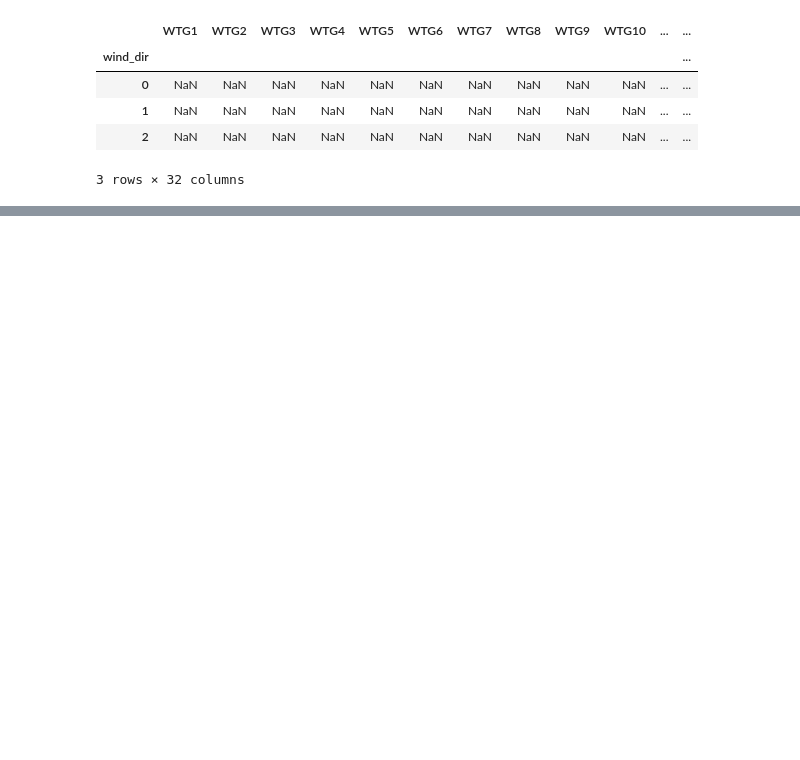
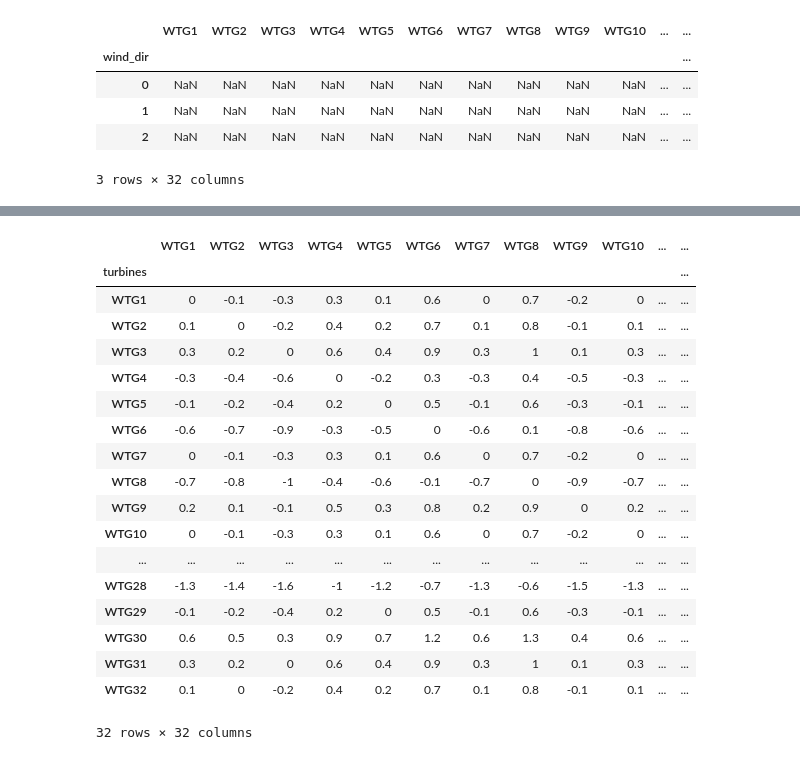
Before and after one commit to GStechschulte/wake_effect, a Jupyter notebook: delta_wind_velocity/delta_wind_velocity.ipynb, the cells around one changed output, grey strips where cells are left out. Saved outputs shown, nothing was run; the diff lists cells and outputs as text; code cells hidden in the pictures; blank space fills up the shorter version.

```diff
--- a/delta_wind_velocity/delta_wind_velocity.ipynb
+++ b/delta_wind_velocity/delta_wind_velocity.ipynb
@@ -141,0 +134,46 @@ wd_plot(2, 3)
+# %%
+# Function create confusion matrix of wind speed diff by angle
+# Input: angle
+# Output: confusion matrix
+
+def conf_ma(angle):
+    col2 = ['turbines','WTG1','WTG2','WTG3','WTG4','WTG5','WTG6','WTG7','WTG8','WTG9','WTG10','WTG11','WTG12','WTG13','WTG14','WTG15','WTG16','WTG17','WTG18','WTG19','WTG20','WTG21','WTG22','WTG23','WTG24','WTG25','WTG26','WTG27','WTG28','WTG29','WTG30','WTG31','WTG32']
+    row2 = ['WTG1','WTG2','WTG3','WTG4','WTG5','WTG6','WTG7','WTG8','WTG9','WTG10','WTG11','WTG12','WTG13','WTG14','WTG15','WTG16','WTG17','WTG18','WTG19','WTG20','WTG21','WTG22','WTG23','WTG24','WTG25','WTG26','WTG27','WTG28','WTG29','WTG30','WTG31','WTG32']
+    ma_weights = pd.DataFrame(columns=col)
+    ma_weights['turbines'] = row2
+    ma_weights = ma_weights.set_index('turbines')
+
+    for i in ma_weights:
+        turbine1 = i[3:]
+        for n in ma_weights:
+            turbine2 = n[3:]
+            number = wind_dif(turbine1, turbine2, angle)
+            if number == None:
+                print("No entries for this angle")
+                return
+
+            ma_weights[n].loc[[i]] = number
+
+    return ma_weights
+# %%
+conf_ma(2)
+# %% [output]
+|  | WTG1 | WTG2 | WTG3 | WTG4 | WTG5 | WTG6 | WTG7 | WTG8 | WTG9 | WTG10 | ... | ... |
+| turbines |  |  |  |  |  |  |  |  |  |  |  | ... |
+| WTG1 | 0 | -0.1 | -0.3 | 0.3 | 0.1 | 0.6 | 0 | 0.7 | -0.2 | 0 | ... | ... |
+| WTG2 | 0.1 | 0 | -0.2 | 0.4 | 0.2 | 0.7 | 0.1 | 0.8 | -0.1 | 0.1 | ... | ... |
+| WTG3 | 0.3 | 0.2 | 0 | 0.6 | 0.4 | 0.9 | 0.3 | 1 | 0.1 | 0.3 | ... | ... |
+| WTG4 | -0.3 | -0.4 | -0.6 | 0 | -0.2 | 0.3 | -0.3 | 0.4 | -0.5 | -0.3 | ... | ... |
+| WTG5 | -0.1 | -0.2 | -0.4 | 0.2 | 0 | 0.5 | -0.1 | 0.6 | -0.3 | -0.1 | ... | ... |
+| WTG6 | -0.6 | -0.7 | -0.9 | -0.3 | -0.5 | 0 | -0.6 | 0.1 | -0.8 | -0.6 | ... | ... |
+| WTG7 | 0 | -0.1 | -0.3 | 0.3 | 0.1 | 0.6 | 0 | 0.7 | -0.2 | 0 | ... | ... |
+| WTG8 | -0.7 | -0.8 | -1 | -0.4 | -0.6 | -0.1 | -0.7 | 0 | -0.9 | -0.7 | ... | ... |
+| WTG9 | 0.2 | 0.1 | -0.1 | 0.5 | 0.3 | 0.8 | 0.2 | 0.9 | 0 | 0.2 | ... | ... |
+| WTG10 | 0 | -0.1 | -0.3 | 0.3 | 0.1 | 0.6 | 0 | 0.7 | -0.2 | 0 | ... | ... |
+| ... | ... | ... | ... | ... | ... | ... | ... | ... | ... | ... | ... | ... |
+| WTG28 | -1.3 | -1.4 | -1.6 | -1 | -1.2 | -0.7 | -1.3 | -0.6 | -1.5 | -1.3 | ... | ... |
+| WTG29 | -0.1 | -0.2 | -0.4 | 0.2 | 0 | 0.5 | -0.1 | 0.6 | -0.3 | -0.1 | ... | ... |
+| WTG30 | 0.6 | 0.5 | 0.3 | 0.9 | 0.7 | 1.2 | 0.6 | 1.3 | 0.4 | 0.6 | ... | ... |
+| WTG31 | 0.3 | 0.2 | 0 | 0.6 | 0.4 | 0.9 | 0.3 | 1 | 0.1 | 0.3 | ... | ... |
+| WTG32 | 0.1 | 0 | -0.2 | 0.4 | 0.2 | 0.7 | 0.1 | 0.8 | -0.1 | 0.1 | ... | ... |
+32 rows × 32 columns
```
Also changed, not shown: parts of 10 cells of this notebook, 1 other file.
